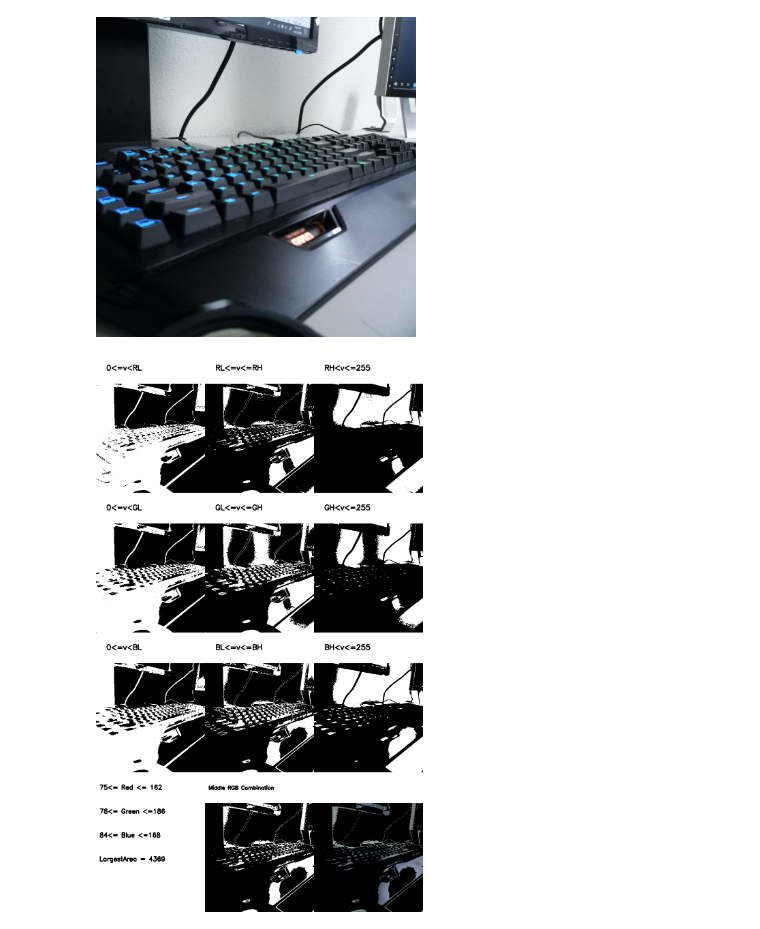
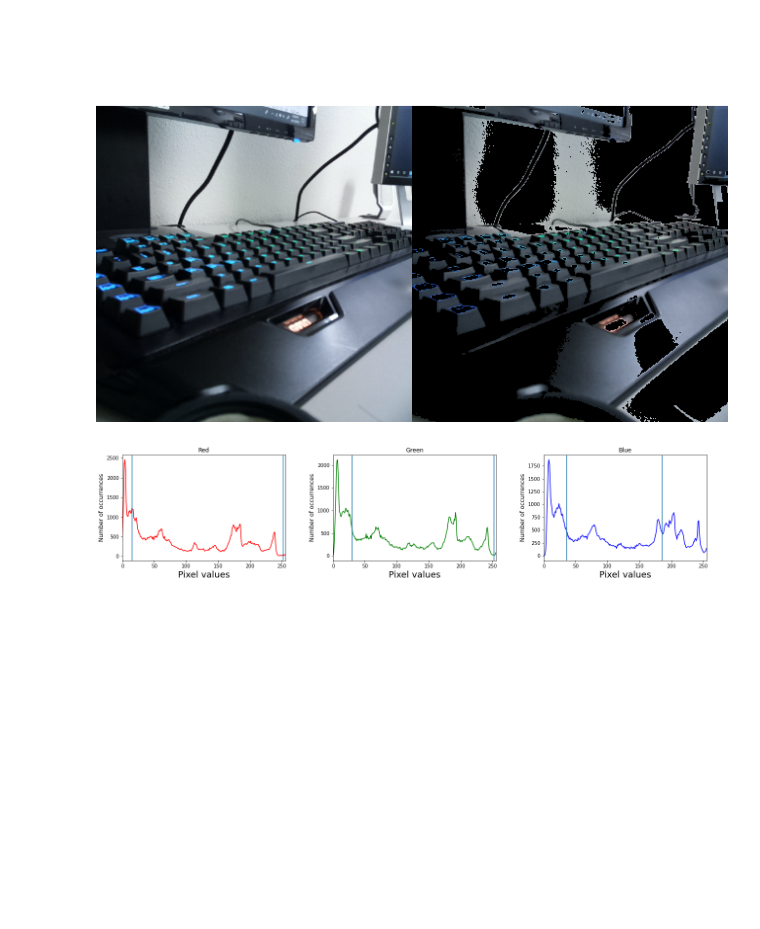
Before and after one commit to ugeshe/AOLME_Level2_RGAFA, a Jupyter notebook: ColorDetectionInterface/color_threshold_sliders_image.ipynb, the cells around one changed output. Cells and saved outputs as stored; diff of their text form; code cells hidden in the pictures; blank space fills up the shorter version.

```diff
--- a/ColorDetectionInterface/color_threshold_sliders_image.ipynb
+++ b/ColorDetectionInterface/color_threshold_sliders_image.ipynb
@@ -37,21 +37,18 @@ height, width = image.shape[:2]
 image= cv2.resize(image, (int(320/width*height), 320))
 
 thr_obj = threshold(image)
-cv2_imshow(image)
-
-
 img = image.copy()
 
 #@title Transformation Parameters { run: "auto" }
 
-redLow = 75 #@param {type:"slider", min:0, max:255, step:1}
-redHi  = 162 #@param {type:"slider", min:0, max:255, step:6}
+redLow = 15 #@param {type:"slider", min:0, max:255, step:1}
+redHi  = 252 #@param {type:"slider", min:0, max:255, step:6}
 
-greenLow = 78 #@param {type:"slider", min:0, max:255, step:6}
-greenHi  = 186 #@param {type:"slider", min:0, max:255, step:6}
+greenLow = 30 #@param {type:"slider", min:0, max:255, step:6}
+greenHi  = 252 #@param {type:"slider", min:0, max:255, step:6}
 
-blueLow = 84 #@param {type:"slider", min:0, max:255, step:6}
-blueHi  = 168 #@param {type:"slider", min:0, max:255, step:6}
+blueLow = 36 #@param {type:"slider", min:0, max:255, step:6}
+blueHi  = 186 #@param {type:"slider", min:0, max:255, step:6}
 
 
 rgb_values = [blueLow, blueHi, greenLow, greenHi, redLow, redHi]
@@ -61,89 +58,36 @@ thr_obj.sel_color_comp ('red')
 RedLow   =  thr_obj.ThreshLow   (redLow)
 RedRange =  thr_obj.ThreshRange (redLow , redHi)
 RedHi    =  thr_obj.ThreshHigh  (redHi)
 
 # Green component processing:
 thr_obj.sel_color_comp ('green')
 GreenLow   =  thr_obj.ThreshLow   (greenLow)
 GreenRange =  thr_obj.ThreshRange (greenLow , greenHi)
 GreenHi    =  thr_obj.ThreshHigh  (greenHi)
 
 # Blue component processing:
 thr_obj.sel_color_comp ('blue')
 BlueLow   =  thr_obj.ThreshLow   (blueLow)
 BlueRange =  thr_obj.ThreshRange (blueLow , blueHi)
 BlueHi    =  thr_obj.ThreshHigh  (blueHi)
 
 # Generate the second window, including 9 single color images, one combination image, and text
 white= np.zeros((90, RedLow.shape[1]), np.uint8)
 white[:] = (255)
 
-vcat1 = cv2.vconcat((white, RedLow))
-vcat2 = cv2.vconcat((white, RedRange))
-vcat3 = cv2.vconcat((white, RedHi))
-
-vcat4 = cv2.vconcat((white, GreenLow))
-vcat5 = cv2.vconcat((white, GreenRange))
-vcat6 = cv2.vconcat((white, GreenHi))
-
-vcat7 = cv2.vconcat((white, BlueLow))
-vcat8 = cv2.vconcat((white, BlueRange))
-vcat9 = cv2.vconcat((white, BlueHi))
-
 font = cv2.FONT_HERSHEY_SIMPLEX
-cv2.putText(vcat1,'0<=v<RL',   (30,50), font, 0.7, (0,0,0), 2, 0)
-cv2.putText(vcat2,'RL<=v<=RH', (30,50), font, 0.7, (0,0,0), 2, 0)
-cv2.putText(vcat3,'RH<v<=255', (30,50), font, 0.7, (0,0,0), 2, 0)
-cv2.putText(vcat4,'0<=v<GL',   (30,50), font, 0.7, (0,0,0), 2, 0)
-cv2.putText(vcat5,'GL<=v<=GH', (30,50), font, 0.7, (0,0,0), 2, 0)
-cv2.putText(vcat6,'GH<v<=255', (30,50), font, 0.7, (0,0,0), 2, 0)
-cv2.putText(vcat7,'0<=v<BL',   (30,50), font, 0.7, (0,0,0), 2, 0)
-cv2.putText(vcat8,'BL<=v<=BH', (30,50), font, 0.7, (0,0,0), 2, 0)
-cv2.putText(vcat9,'BH<v<=255', (30,50), font, 0.7, (0,0,0), 2, 0)
-
-red_all = np.hstack((vcat1, vcat2, vcat3))
-green_all = np.hstack((vcat4, vcat5, vcat6))
-blue_all = np.hstack((vcat7, vcat8, vcat9))
-
-rgb_all = np.vstack((red_all, green_all, blue_all))
 
 # Get middle-RGB combination
 comb_image, comb_allTh= thr_combination(img, BlueRange,GreenRange, RedRange).return_result()
 
-# Mark conter of color regions
-red_min_max = [redLow, redHi]
-grn_min_max = [greenLow, greenHi]
-blu_min_max = [blueLow, blueHi]
+vcat1 = cv2.vconcat((cv2.merge((white, white, white)), image))
+vcat2 = cv2.vconcat((cv2.merge((white, white, white)), comb_image))
+all = np.hstack((vcat1, vcat2))
 
-x,y,max_area = gopi.get_img_object_center(img, red_min_max, grn_min_max, blu_min_max)
-white_2= np.zeros((90+RedLow.shape[0], RedLow.shape[1]), np.uint8)
-white_2[:] = (255)
-
-cv2.putText(white_2, str(redLow) +'<= Red <= '+str(redHi),(10,50), font, 0.6,(0,0,0), 2, 0)
-cv2.putText(white_2, str(greenLow)+ '<= Green <='+str(greenHi),(10,120), font, 0.6,(0,0,0), 2, 0)
-cv2.putText(white_2, str(blueLow) +'<= Blue <='+str(blueHi),(10, 190), font, 0.6,(0,0,0), 2, 0)
-cv2.putText(white_2,'LargestArea = '+str(int(max_area)),(10,260), font, 0.6,(0,0,0), 2, 0)
-
-plot_1 = np.vstack((white, comb_allTh*255))
-
-cv2.putText(plot_1,'Middle RGB Combination',(10,50), font, 0.5,(0,0,0), 2, 0)
-plot_2 = np.hstack((white_2, plot_1))
-
-plot_2_3_channel = cv2.merge((plot_2, plot_2, plot_2))
-rgb_all_3_channel = cv2.merge((rgb_all, rgb_all, rgb_all))
-white_3_channel = cv2.merge((white, white, white))
-
-plot_3 = np.vstack((white_3_channel, comb_image))
-plot_4 = np.hstack((plot_2_3_channel, plot_3))
-plot_5 = np.vstack((rgb_all_3_channel, plot_4))
-
-
-cv2_imshow(plot_5)
-cv2.circle(img, (int(image.shape[0]/2), int(image.shape[1]/2)),2,(0,255,0),2)
-cv2_imshow(img)
+cv2_imshow(all)
 
 # Show histograms for RGB color
 gopi.show_RGB_hist(img, rgb_values)
 # %% [output]
-[figure, old version]
+[figure, new version]
-[figure, old version]
+[figure, new version]
```
Also changed, not shown: parts of 2 cells of this notebook.
